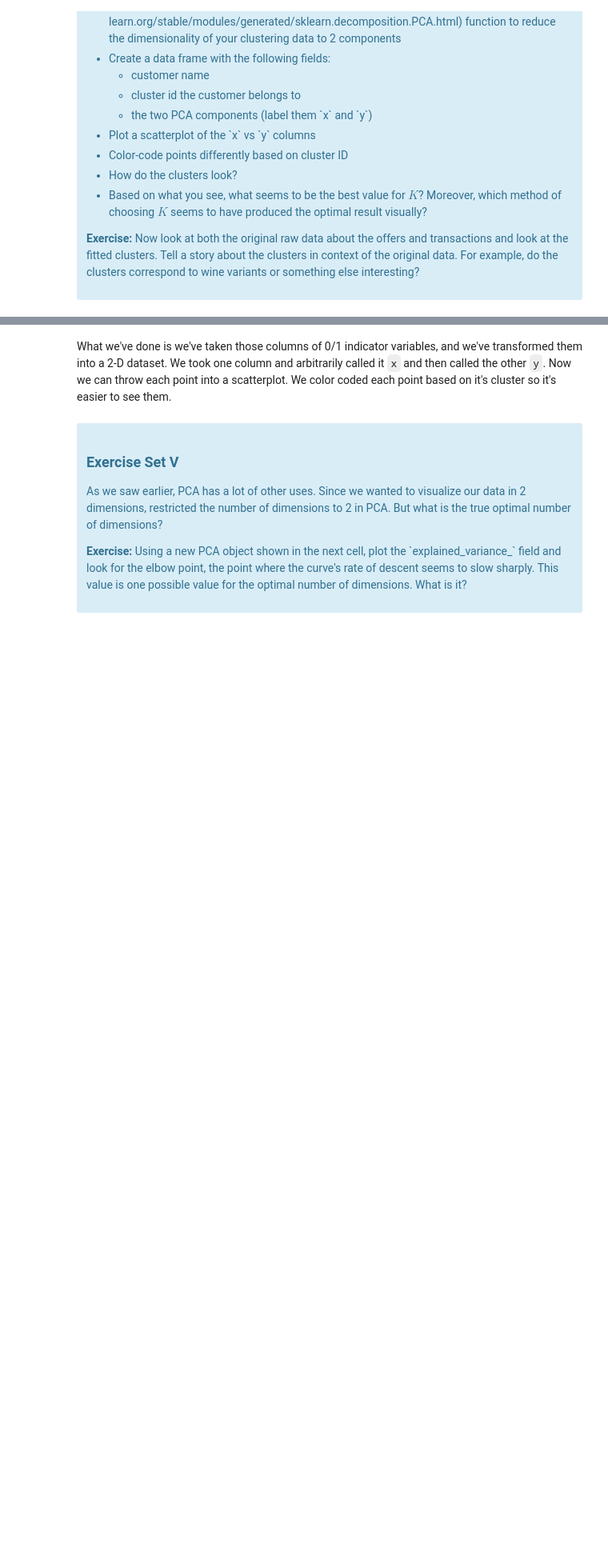
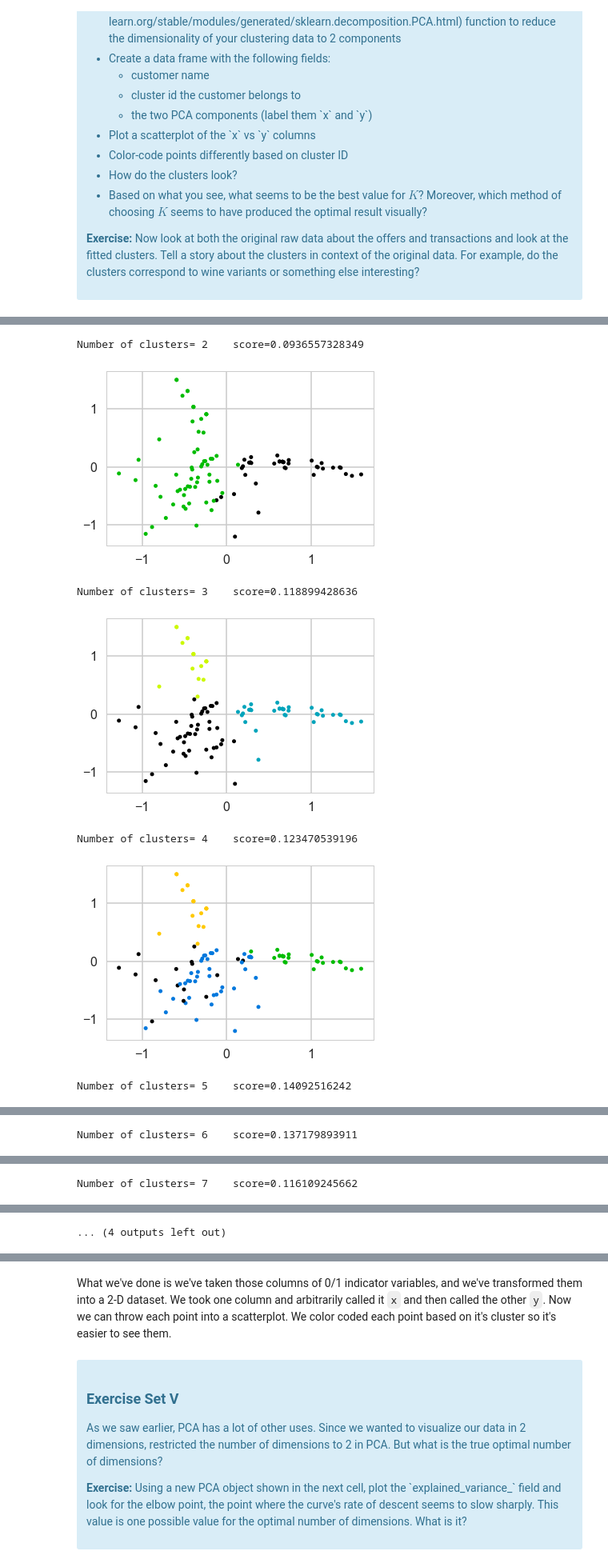
Before and after one commit to mrkulkarni1/data_projects, a Jupyter notebook: clustering/Mini_Project_Clustering.ipynb, the cells around one changed output, grey strips where cells are left out. Shown at 80% size. Cells and saved outputs as stored; diff of their text form; code cells hidden in the pictures; blank space fills up the shorter version.

```diff
--- a/clustering/Mini_Project_Clustering.ipynb
+++ b/clustering/Mini_Project_Clustering.ipynb
@@ -208,0 +235,8 @@ from sklearn.metrics import silhouette_samples, silhouette_score
+# %%
+n_clusters=5
+# %%
+# Compute the silhouette scores for each sample
+sample_silhouette_values = silhouette_samples(x_cols, cluster_labels)
+# %%
+X=x_cols
+y_lower = 10
@@ -261,0 +409,7 @@ This is only one use of PCA for dimension reduction. We can also use PCA when we
+# %%
+range_n_clusters = [4, 5, 6, 7, 8, 9]
+
+for n_clusters in range_n_clusters:
+    clusterer = KMeans(n_clusters=n_clusters, random_state=10)
+    cluster_labels = clusterer.fit_predict(x_cols)
+    print(silhouette_score(x_cols, cluster_labels))
@@ -261,0 +423,23 @@ This is only one use of PCA for dimension reduction. We can also use PCA when we
+# %%
+range_n_clusters = [2,3, 4, 5, 6, 7, 8, 9]
+
+for n_clusters in range_n_clusters:
+    clusterer = KMeans(n_clusters=n_clusters, random_state=10)
+    cluster_labels = clusterer.fit_predict(x_cols)
+
+    x_cols_fit = PCA(n_components=2).fit_transform(x_cols)
+    x_cols_fit_df=pd.DataFrame(x_cols_fit)
+    x_cols_fit_df['cluster']=cluster_labels
+    colors = cm.spectral(x_cols_fit_df.cluster.astype(float) / n_clusters)
+    print ("Number of clusters= " + str(n_clusters) + "\t score=" + str(silhouette_score(x_cols, cluster_labels)) + "\n")
+    plt.scatter(x_cols_fit_df[0], x_cols_fit_df[1], marker='.', s=100, lw=0, alpha=1,
+                c=colors)
+    plt.show()
+# %% [output]
+Number of clusters= 2    score=0.0936557328349
+[figure, added]
+Number of clusters= 3    score=0.118899428636
+[figure, added]
+Number of clusters= 4    score=0.123470539196
+[figure, added]
+Number of clusters= 5    score=0.14092516242
@@ -261,0 +447 @@ This is only one use of PCA for dimension reduction. We can also use PCA when we
+Number of clusters= 6    score=0.137179893911
@@ -261,0 +449 @@ This is only one use of PCA for dimension reduction. We can also use PCA when we
+Number of clusters= 7    score=0.116109245662
@@ -261,0 +451 @@ This is only one use of PCA for dimension reduction. We can also use PCA when we
+... (4 outputs left out)
```
Also changed, not shown: parts of 31 cells of this notebook.
